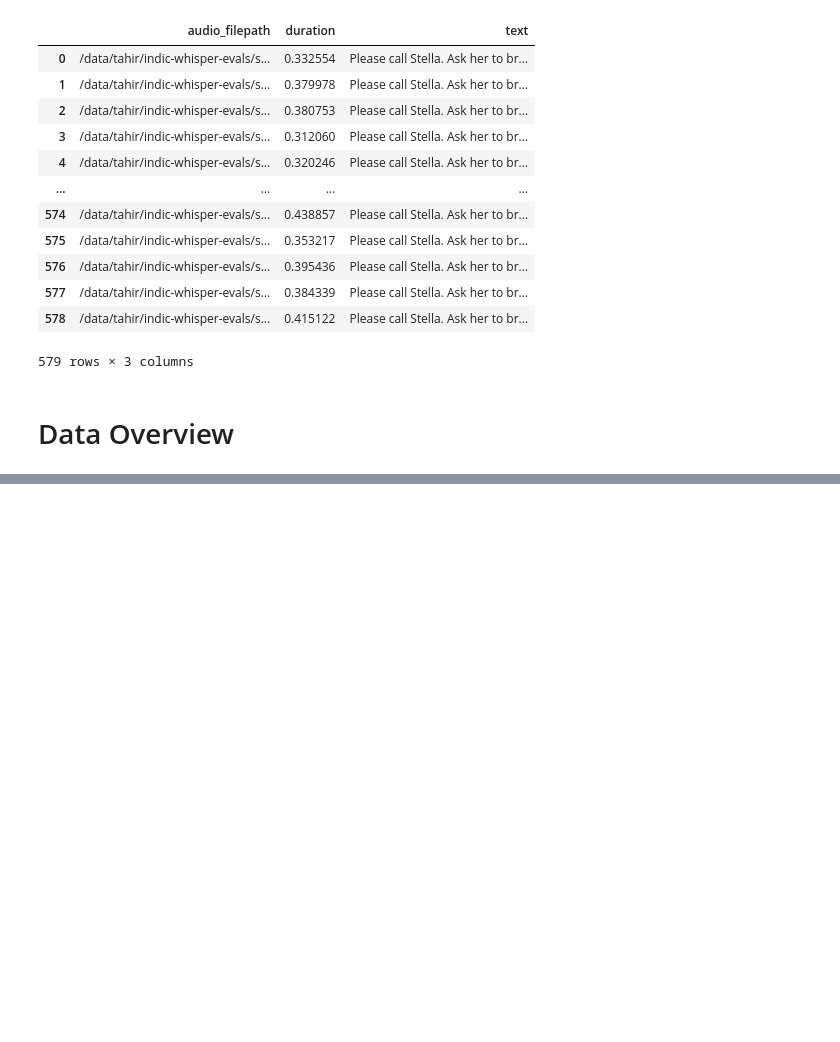
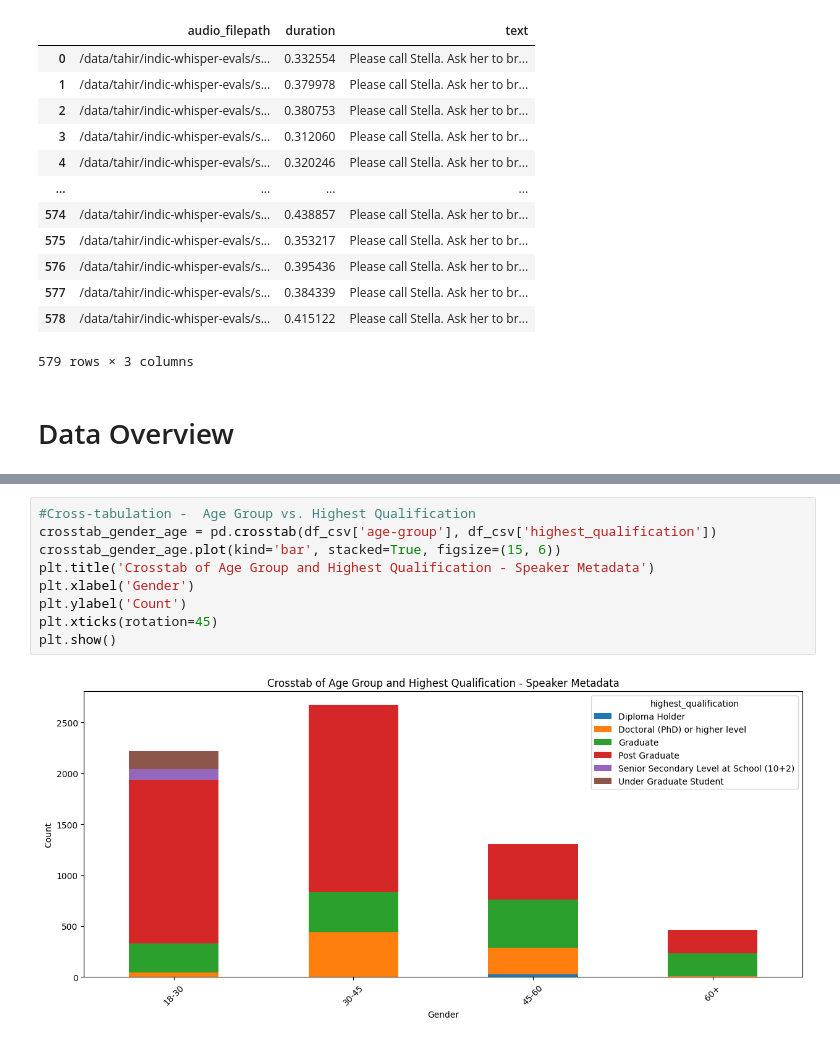
Before and after one commit to Waseem0912-coder/Svarah-EDA, a Jupyter notebook: EDA.ipynb, the cells around one changed output, grey strips where cells are left out. Drawn from its saved outputs; the diff is of its cells as text; blank space fills up the shorter version.

```diff
--- a/EDA.ipynb
+++ b/EDA.ipynb
@@ -203,0 +135,11 @@ KeyError: 'speaker_id'
+# %%
+#Cross-tabulation -  Age Group vs. Highest Qualification
+crosstab_gender_age = pd.crosstab(df_csv['age-group'], df_csv['highest_qualification'])
+crosstab_gender_age.plot(kind='bar', stacked=True, figsize=(15, 6))
+plt.title('Crosstab of Age Group and Highest Qualification - Speaker Metadata')
+plt.xlabel('Gender')
+plt.ylabel('Count')
+plt.xticks(rotation=45)
+plt.show()
+# %% [output]
+[figure, added]
```
Also changed, not shown: parts of 19 cells of this notebook.
